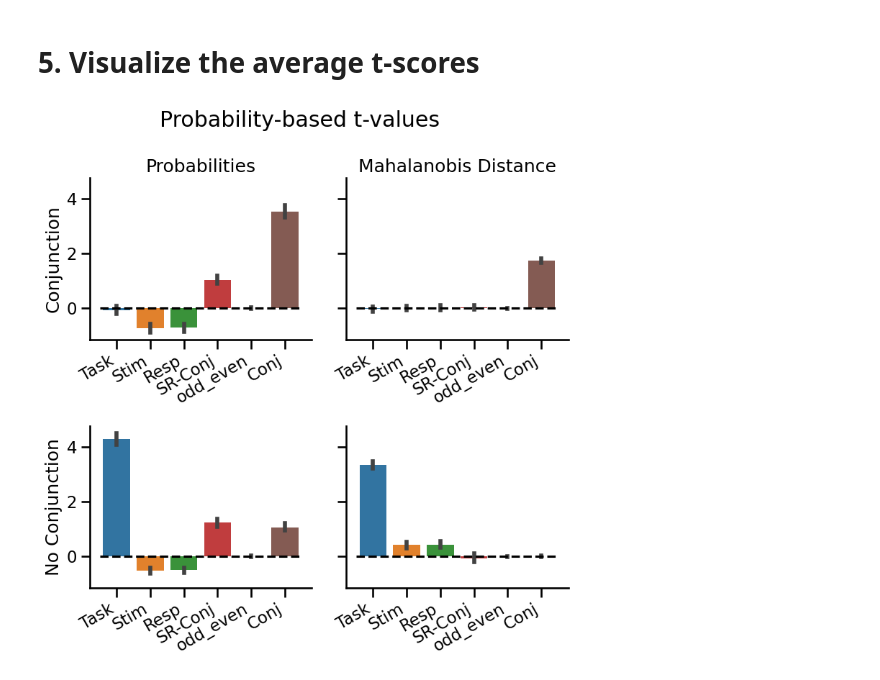
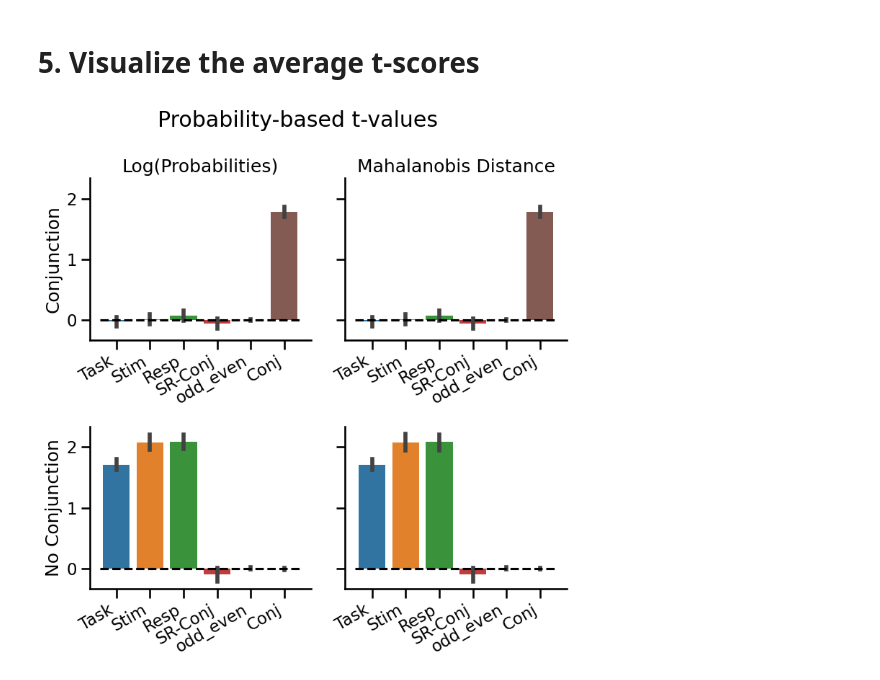
Before and after one commit to henrymj/single_trial_RSA_sims, a Jupyter notebook: single_trial_RSA_sims.ipynb, the cells around one changed output. Drawn from its saved outputs; the diff is of its cells as text; code cells hidden in the pictures.

Commit message:
log transform probabilities

```diff
--- a/single_trial_RSA_sims.ipynb
+++ b/single_trial_RSA_sims.ipynb
@@ -17,7 +17,7 @@ from scipy.linalg import sqrtm
 
 sns.set_context('talk')
 # %%
-DEMAN_REGS = False  # flag for remeaning the regressors so that they don't compete with the intercept. Doesn't really do anything!
+DEMAN_REGS = True  # flag for remeaning the regressors so that they don't compete with the intercept. Doesn't really do anything!
 # %% [markdown]
 # 1. Look at the predicted factors
 # %%
@@ -132,9 +132,9 @@ for i, cond in enumerate(cond_order):
         means_conjunction[i:i+2, 6 + responses.index(cond_info[cond]['Resp'])] = 0
         means_conjunction[i:i+2, 8+int(i/2)] = 3
 
-        means_noConj[i:i+2, tasks.index(cond_info[cond]['Task'])] = 3
-        means_noConj[i:i+2, 4 + stimuli.index(cond_info[cond]['Stim'])] =1
-        means_noConj[i:i+2, 6 + responses.index(cond_info[cond]['Resp'])] = 1
+        means_noConj[i:i+2, tasks.index(cond_info[cond]['Task'])] = 2
+        means_noConj[i:i+2, 4 + stimuli.index(cond_info[cond]['Stim'])] = 2
+        means_noConj[i:i+2, 6 + responses.index(cond_info[cond]['Resp'])] = 2
 
 # see what the mean vectors look like for each condition
 _ = sns.heatmap(means_conjunction,
@@ -212,14 +212,16 @@ for p in range(n_perms):
         clf = LinearDiscriminantAnalysis(store_covariance=True)
         clf.fit(trials_conjunction[train], trial_labels[train])
         assert np.all(cond_order==clf.classes_)  # to confirm the probability vectors are going to be in the predicted order, so the order of the rows in our regressors below makes sense
-        probs_conjunction[test, :, p] = clf.predict_proba(trials_conjunction[test])
+        ps = clf.predict_proba(trials_conjunction[test])
+        probs_conjunction[test, :, p] = np.log(ps) #np.log(ps/(1-ps))  # NOTE: NOW DOING LOG TRANSFORM (could do logit or just raw probabilities)
         dists_conjunction[test, :, p] = compute_mahal(clf, trials_conjunction[test])
         accs_conjunction[f, p] = clf.score(trials_conjunction[test], trial_labels[test])
 
         clf = LinearDiscriminantAnalysis(store_covariance=True)
         clf.fit(trials_noConj[train], trial_labels[train])
         assert np.all(cond_order==clf.classes_)
-        probs_noConj[test, :, p] = clf.predict_proba(trials_noConj[test])
+        ps = clf.predict_proba(trials_noConj[test])
+        probs_noConj[test, :, p] = np.log(ps) #np.log(ps/(1-ps))  # NOTE: NOW DOING LOG TRANSFORM (could do logit or just raw probabilities)
         dists_noConj[test, :, p] = compute_mahal(clf, trials_noConj[test])
         accs_noConj[f, p] = clf.score(trials_noConj[test], trial_labels[test])
 
@@ -321,28 +325,28 @@ for i, trial_label in enumerate(trial_labels):
 # %%
 # create a 2X2 plot for 1) whether conjunction signals were present and 2) what distance metric was used
 
 fig, axs = plt.subplots(2, 2, figsize=(8, 8), sharey=True)
 axs = axs.flatten()
 
 for i, t_scores in enumerate([
     res_prob_conjunction,
     res_dist_conjunction,
     res_prob_noConj,
     res_dist_noConj,
 ]):
     _ = sns.barplot(pd.DataFrame(t_scores), ax=axs[i])
     sns.despine()
     axs[i].set_xticks(axs[i].get_xticks(), axs[i].get_xticklabels(), rotation=30, ha='right')
     axs[i].hlines(0, -.5, len(RSMs.keys())-.5, color='black', linestyle='--')
 
-axs[0].set_title('Probabilities')
+axs[0].set_title('Log(Probabilities)')
 axs[1].set_title('Mahalanobis Distance')
 axs[0].set_ylabel('Conjunction')
 axs[2].set_ylabel('No Conjunction')
 
 plt.suptitle('Probability-based t-values')
 plt.tight_layout()
 plt.show()
 plt.close()
 # %% [output]
-[figure, old version]
+[figure, new version]
```
Also changed, not shown: parts of 4 cells of this notebook.
